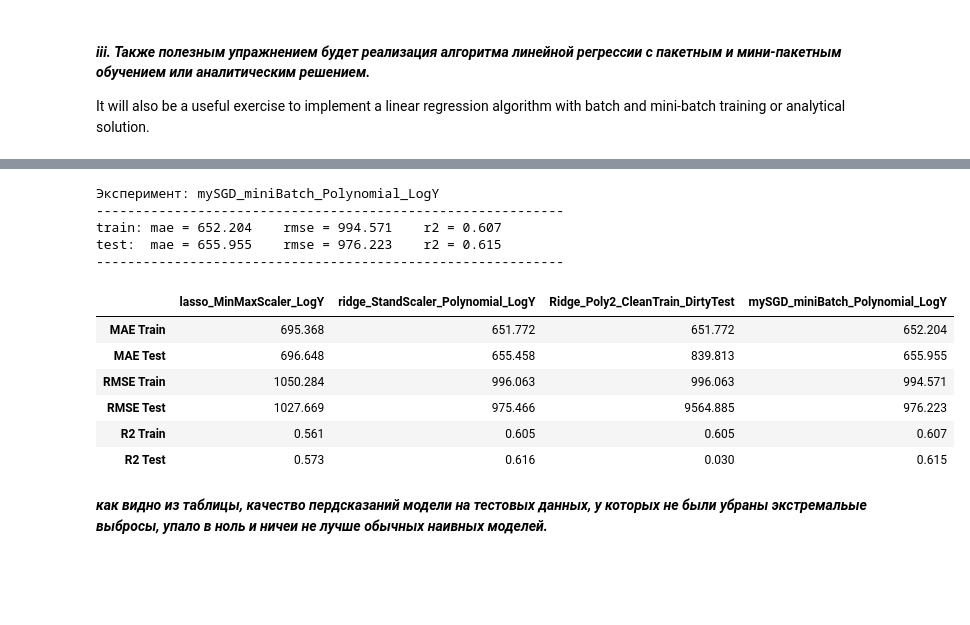
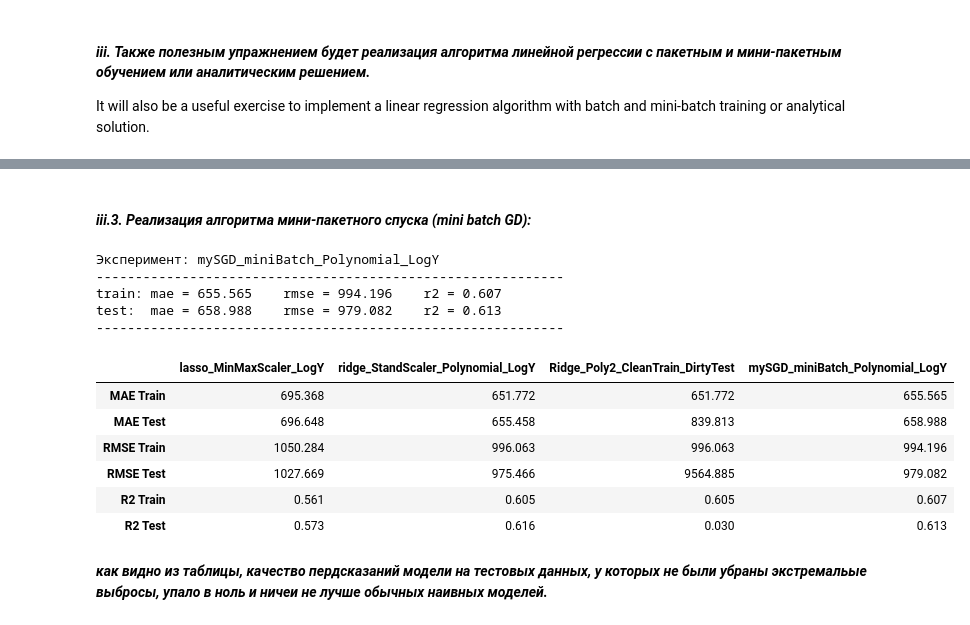
Before and after one commit to RunForJoy/core-linear-regression, a Jupyter notebook: src/ml.ipynb, the cells around one changed output, grey strips where cells are left out. Cells and saved outputs as stored; diff of their text form; code cells hidden in the pictures; blank space fills up the shorter version.

```diff
--- a/src/ml.ipynb
+++ b/src/ml.ipynb
@@ -3132,0 +3126,2 @@ class MyLinearRegression:
+# %% [markdown]
+#### ***iii.3. Реализация алгоритма мини-пакетного спуска (mini batch GD):***
@@ -3146,16 +3218,16 @@ custom_preds_final_te = np.expm1(custom_preds_log_te)
 calculate_print_and_save_metrics(
     "mySGD_miniBatch_Polynomial_LogY",
     y_train,
-    custom_preds_final_tr,
+    y_preds_mbatch_log_tr_,
     y_test,
-    custom_preds_final_te,
+    y_preds_mbatch_log_te_,
     results_dict=bonus_results,
 )
 # %% [output]
 Эксперимент: mySGD_miniBatch_Polynomial_LogY
 ------------------------------------------------------------
-train: mae = 652.204    rmse = 994.571    r2 = 0.607
-test:  mae = 655.955    rmse = 976.223    r2 = 0.615
+train: mae = 655.565    rmse = 994.196    r2 = 0.607
+test:  mae = 658.988    rmse = 979.082    r2 = 0.613
 ------------------------------------------------------------
 # %%
 df_bonus = pd.DataFrame(
@@ -3164,17 +3236,32 @@ df_bonus = pd.DataFrame(
 )
 # %%
 display(
-    df_bonus.style.format(
-        lambda x: f"{x:.3f}" if isinstance(x, (int, float)) else x
-    ).apply(highlight_results, axis=1, top_n=1, mae=False)
+    df_bonus.style.format(lambda x: f"{x:.3f}" if isinstance(x, (int, float)) else x)
+    .apply(highlight_results, axis=1, top_n=1, mae=False)
+    .set_table_styles(
+        [
+            {
+                "selector": "th",  # Table Header
+                "props": [
+                    ("max-width", "140px"),  # зажимаем максимальную ширину заголовков
+                    (
+                        "word-break",
+                        "break-all",
+                    ),  # разрешаем разбивать длинные слова
+                    ("hyphens", "auto"),  # включаем автоматический перенос по слогам
+                    ("text-align", "center"),  # центрируем текст
+                ],
+            }
+        ]
+    )
 )
 # %% [output]
 |  | lasso_MinMaxScaler_LogY | ridge_StandScaler_Polynomial_LogY | Ridge_Poly2_CleanTrain_DirtyTest | mySGD_miniBatch_Polynomial_LogY |
-| MAE Train | 695.368 | 651.772 | 651.772 | 652.204 |
-| MAE Test | 696.648 | 655.458 | 839.813 | 655.955 |
-| RMSE Train | 1050.284 | 996.063 | 996.063 | 994.571 |
-| RMSE Test | 1027.669 | 975.466 | 9564.885 | 976.223 |
+| MAE Train | 695.368 | 651.772 | 651.772 | 655.565 |
+| MAE Test | 696.648 | 655.458 | 839.813 | 658.988 |
+| RMSE Train | 1050.284 | 996.063 | 996.063 | 994.196 |
+| RMSE Test | 1027.669 | 975.466 | 9564.885 | 979.082 |
 | R2 Train | 0.561 | 0.605 | 0.605 | 0.607 |
-| R2 Test | 0.573 | 0.616 | 0.030 | 0.615 |
+| R2 Test | 0.573 | 0.616 | 0.030 | 0.613 |
 # %% [markdown]
 ***как видно из таблицы, качество пердсказаний модели на тестовых данных,  у которых не были убраны экстремальые выбросы, упало в ноль и ничеи не лучше обычных наивных моделей.***
```
Also changed, not shown: parts of 20 cells of this notebook.
